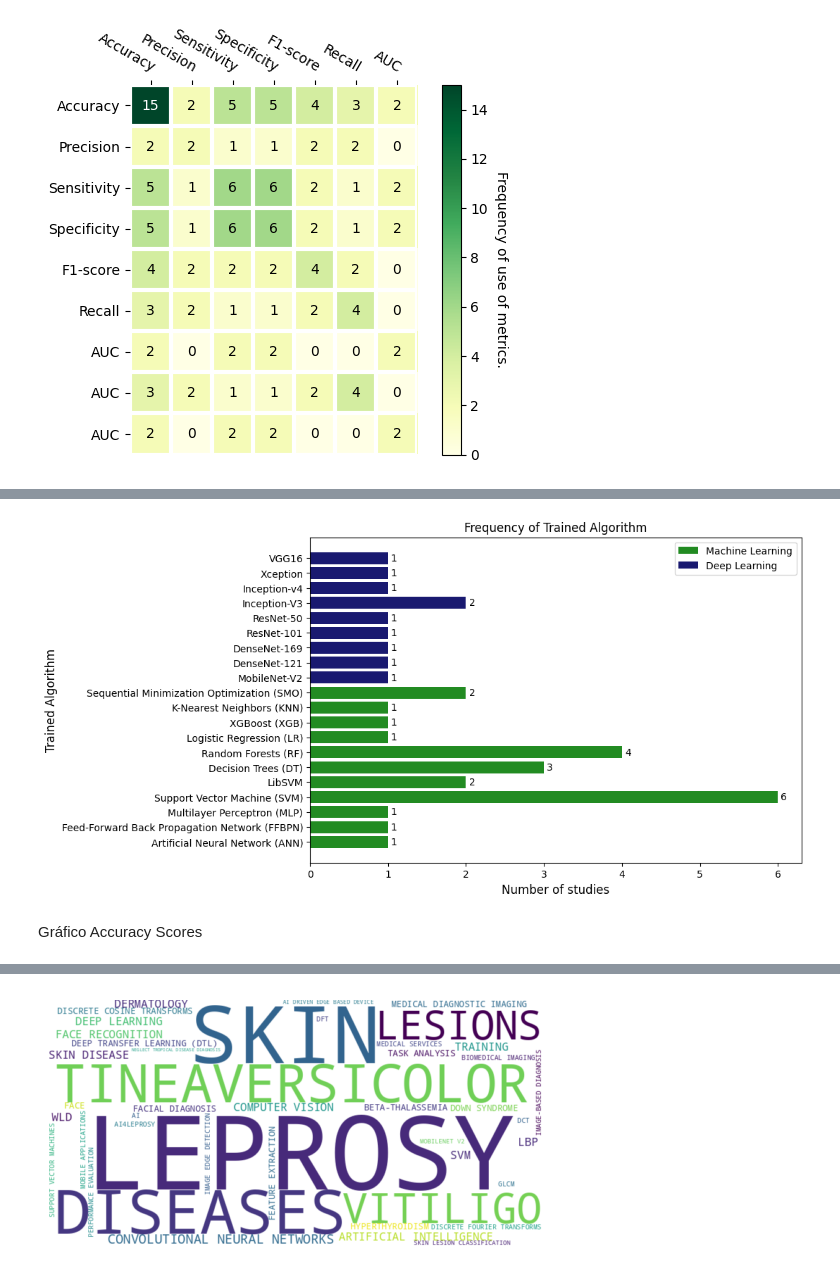
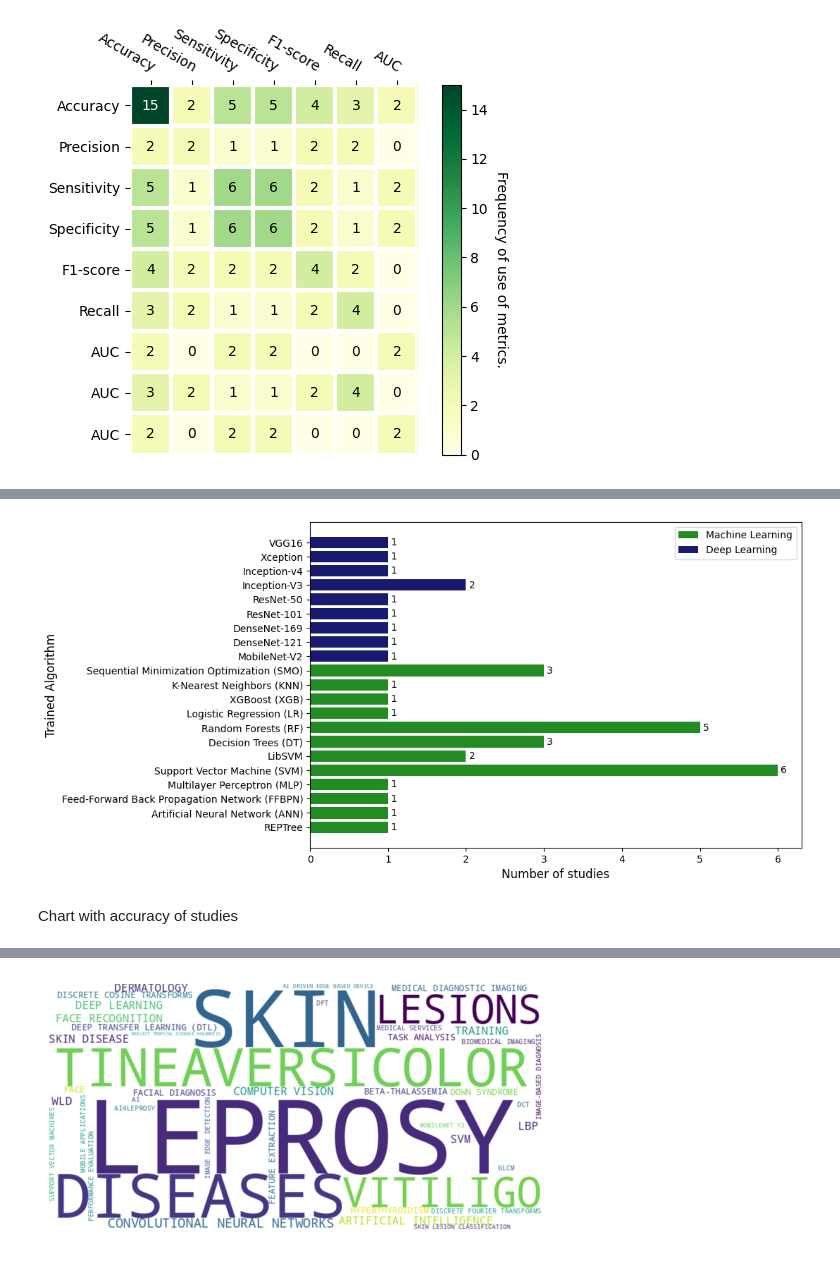
Before and after one commit to jacksrenan/Charts, a Jupyter notebook: Gráficos_douto.ipynb, the cells around one changed output, grey strips where cells are left out. Drawn from its saved outputs; the diff is of its cells as text; code cells hidden in the pictures.

```diff
--- a/Gráficos_douto.ipynb
+++ b/Gráficos_douto.ipynb
@@ -316,7 +319,7 @@ Gráfico Frequency of Trained Algorithm
 import pandas as pd
 import matplotlib.pyplot as plt
 
-ML = [('Artificial Neural Network (ANN)',1), ('Feed-Forward Back Propagation Network (FFBPN)',1), ('Multilayer Perceptron (MLP)',1), ('Support Vector Machine (SVM)',6), ('LibSVM',2), ('Decision Trees (DT)',3), ('Random Forests (RF)',4),('Logistic Regression (LR)',1),('XGBoost (XGB)',1),('K-Nearest Neighbors (KNN)',1),('Sequential Minimization Optimization (SMO)',2)]
+ML = [('REPTree',1),('Artificial Neural Network (ANN)',1), ('Feed-Forward Back Propagation Network (FFBPN)',1), ('Multilayer Perceptron (MLP)',1), ('Support Vector Machine (SVM)',6), ('LibSVM',2), ('Decision Trees (DT)',3), ('Random Forests (RF)',5),('Logistic Regression (LR)',1),('XGBoost (XGB)',1),('K-Nearest Neighbors (KNN)',1),('Sequential Minimization Optimization (SMO)',3)]
 DL =[('MobileNet-V2',1),('DenseNet-121',1),('DenseNet-169',1),('ResNet-101',1),('ResNet-50',1),('Inception-V3',2),('Inception-v4',1),('Xception',1),('VGG16',1)]
 
 # Cria as listas de nomes e frequências
@@ -325,37 +328,37 @@ ml_freqs = [x[1] for x in ML]
 
 dl_names = [x[0] for x in DL]
 dl_freqs = [x[1] for x in DL]
 
 # Cria a figura e os eixos
 fig, ax = plt.subplots(figsize=(9,6))
 
 # Plota as barras para os modelos de machine learning e deep learning
 ml_bars = ax.barh(ml_names, ml_freqs, color='#228B22', label='Machine Learning')
 dl_bars = ax.barh(dl_names, dl_freqs, color='#191970', label='Deep Learning')
 
 # Define o título, rótulos do eixo x e y, e a legenda
-ax.set_title('Frequency of Trained Algorithm', fontsize=12)
+#ax.set_title('Frequency of Trained Algorithm', fontsize=12)
 ax.set_xlabel('Number of studies', fontsize=12)
 ax.set_ylabel('Trained Algorithm', fontsize=12)
 ax.legend()
 
 # Adiciona os valores das barras
 for bar in ml_bars:
     width = bar.get_width()
     ax.annotate(f'{width}', xy=(width, bar.get_y() + bar.get_height() / 2), xytext=(3, 0),
                 textcoords="offset points", ha='left', va='center')
 
 for bar in dl_bars:
     width = bar.get_width()
     ax.annotate(f'{width}', xy=(width, bar.get_y() + bar.get_height() / 2), xytext=(3, 0),
                 textcoords="offset points", ha='left', va='center')
 
 # Exibe o gráfico
 plt.show()
 # %% [output]
-[figure, old version]
+[figure, new version]
-# %% [markdown]
-Gráfico Accuracy Scores
+# %% [markdown]
+Chart with accuracy of studies
 # %%
 import pandas as pd
 import matplotlib.pyplot as plt
```
Also changed, not shown: parts of 43 cells of this notebook.
